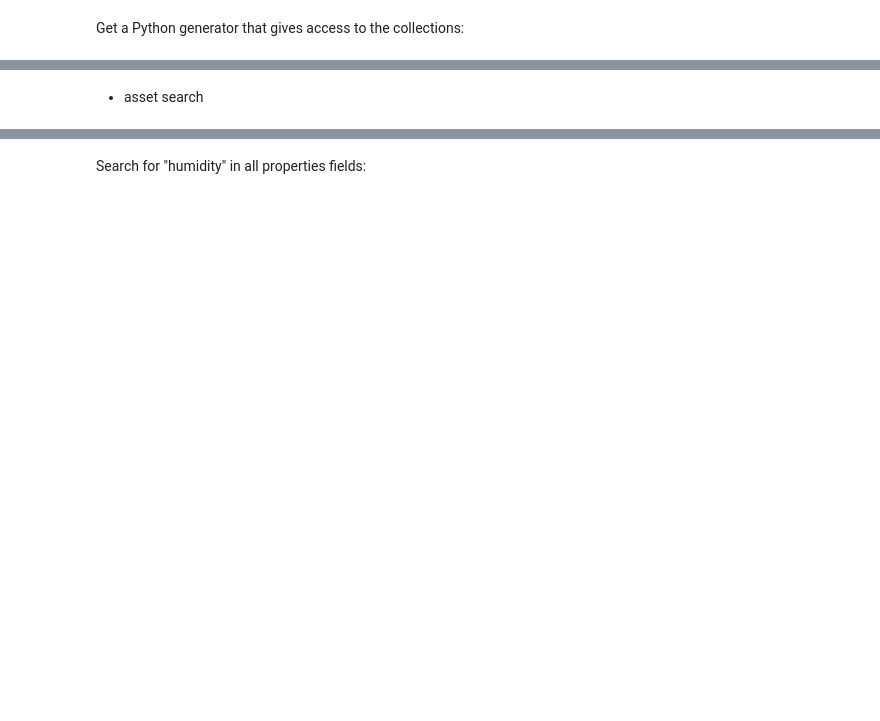
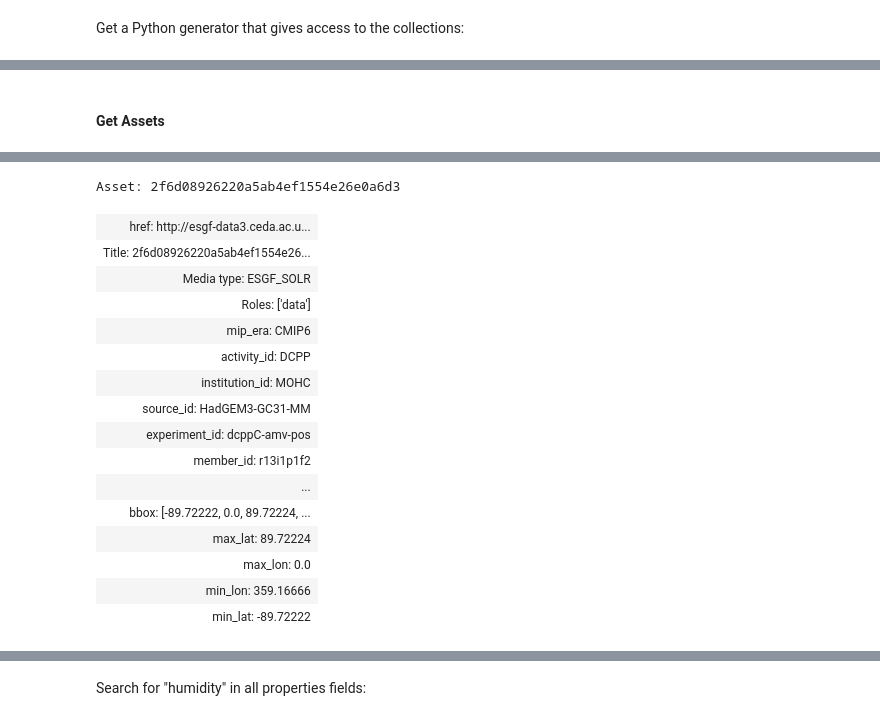
Before and after one commit to cedadev/pystac-client, a Jupyter notebook: esgf-search-stac.ipynb, the cells around one changed output, grey strips where cells are left out. Cells and saved outputs as stored; diff of their text form; code cells hidden in the pictures; blank space fills up the shorter version.

Commit message:
Updated asset representation

```diff
--- a/esgf-search-stac.ipynb
+++ b/esgf-search-stac.ipynb
@@ -126,10 +272,16 @@ Link:
 # %% [markdown]
- - asset search
+#### Get Assets
 # %%
+%%time
 # Use either:
-asset_iter = client.asset_search()
+asset_iter = client.asset_search().get_assets()
 # or
 asset_iter = client.search(doctype="files").get_assets() # or doctype="assets"
-assets = [next(asset_iter) for i in range(10)]
-assets[-1].to_dict()
+
+# Use list comprehension to grab N assets - in this case 10
+assets_10 = [next(asset_iter) for i in range(10)]
+
+# View the last asset
+asset = assets_10[-1]
+asset
 # %% [output]
@@ -138,0 +290,17 @@ assets[-1].to_dict()
+Asset: 2f6d08926220a5ab4ef1554e26e0a6d3
+| href: http://esgf-data3.ceda.ac.u... |
+| Title: 2f6d08926220a5ab4ef1554e26... |
+| Media type: ESGF_SOLR |
+| Roles: ['data'] |
+| mip_era: CMIP6 |
+| activity_id: DCPP |
+| institution_id: MOHC |
+| source_id: HadGEM3-GC31-MM |
+| experiment_id: dcppC-amv-pos |
+| member_id: r13i1p1f2 |
+| ... |
+| bbox: [-89.72222, 0.0, 89.72224, ... |
+| max_lat: 89.72224 |
+| max_lon: 0.0 |
+| min_lon: 359.16666 |
+| min_lat: -89.72222 |
```
Also changed, not shown: parts of 64 cells of this notebook, 1 other file.
